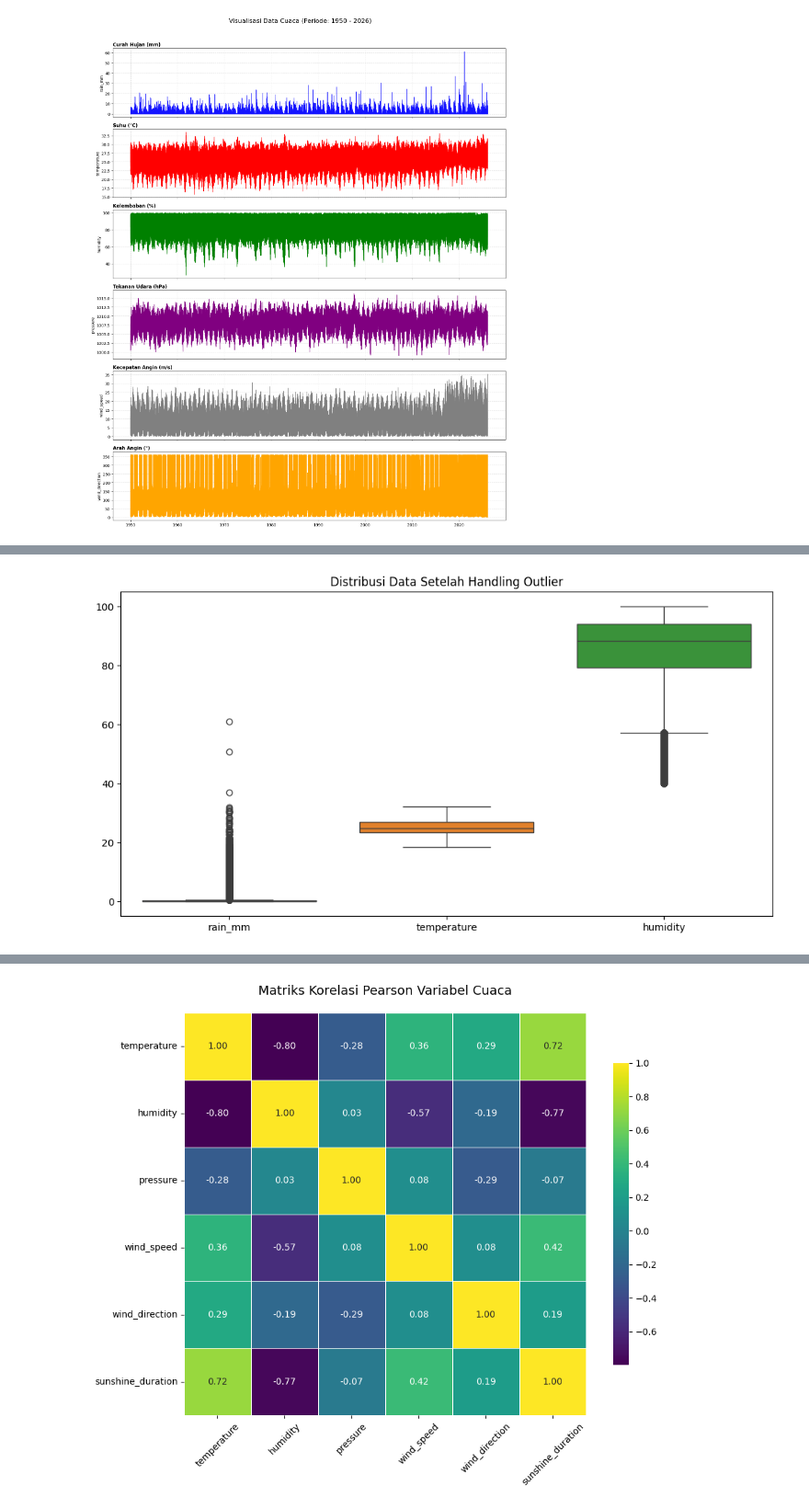
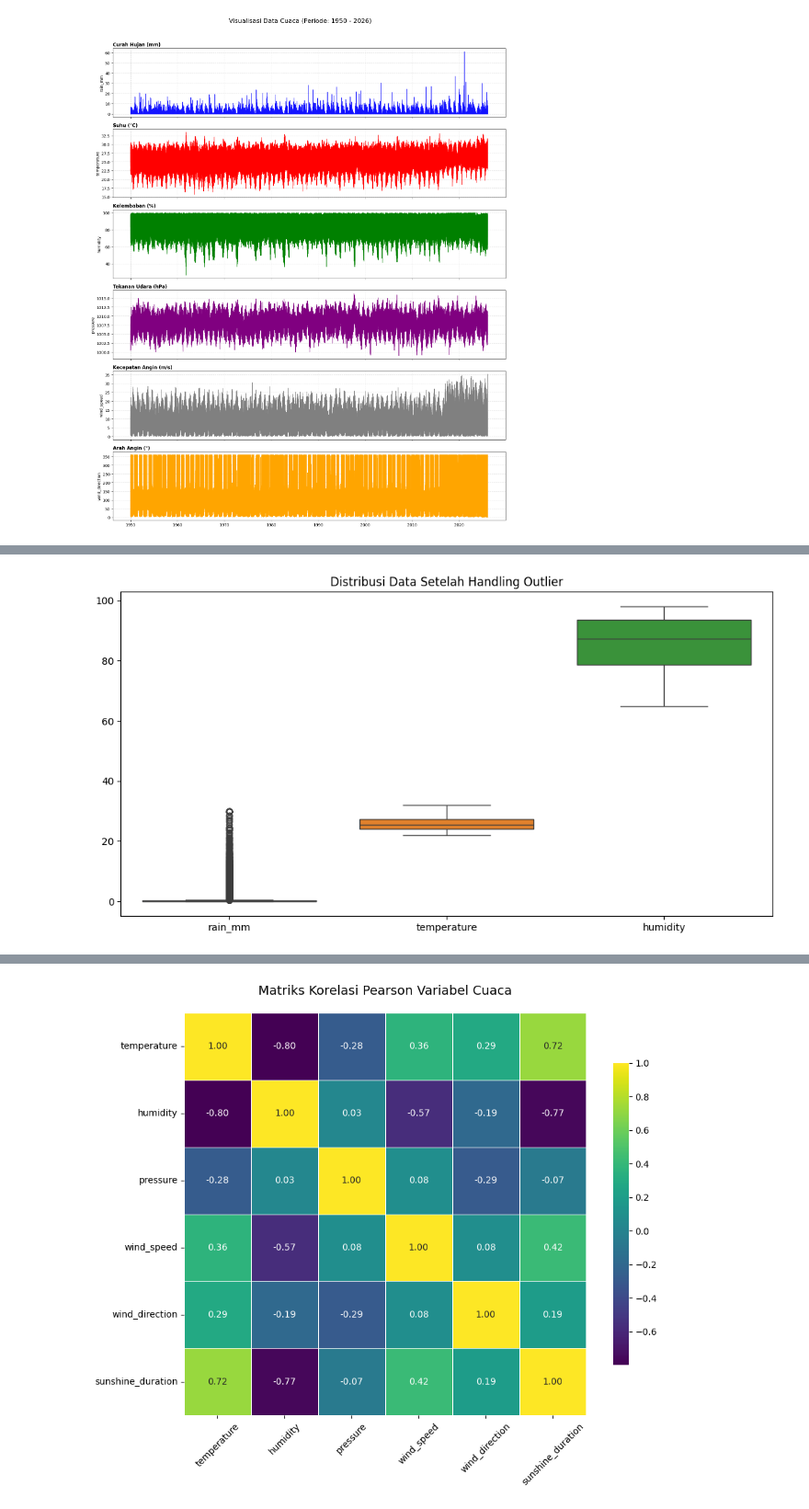
Before and after one commit to evanalif113/Catatan_Meteorologi, a Jupyter notebook: model-prediksi-estimasi-dengan-ensemble-forecast.ipynb, the cells around one changed output, grey strips where cells are left out. Shown at 92% size. Saved outputs shown, nothing was run; the diff lists cells and outputs as text; code cells hidden in the pictures.

```diff
--- a/model-prediksi-estimasi-dengan-ensemble-forecast.ipynb
+++ b/model-prediksi-estimasi-dengan-ensemble-forecast.ipynb
@@ -178,0 +122,20 @@ weather_code          0.000000    65.00000    23.767427
+# %%
+# =========================================================
+# ALTERNATIF: CAPPING (DATA TIDAK DIBUANG, TAPI DIPOTONG)
+# =========================================================
+df_capped = df.copy()
+
+# 1. Capping Hujan (Kalau > 30 jadi 30) - Masih berisiko, tapi lebih mending
+df_capped['rain_mm'] = df_capped['rain_mm'].clip(upper=30)
+
+# 2. Capping Suhu (Kalau < 22 jadi 22, kalau > 32 jadi 32)
+df_capped['temperature'] = df_capped['temperature'].clip(lower=22, upper=32)
+
+# 3. Capping Kelembapan
+df_capped['humidity'] = df_capped['humidity'].clip(lower=65, upper=98)
+
+# 4. Capping Tekanan
+df_capped['pressure'] = df_capped['pressure'].clip(lower=1004, upper=1016)
+
+print("✅ Data berhasil di-clip sesuai batas tanpa menghapus baris waktu.")
+df_capped.tail(10)
@@ -179,8 +156,12 @@ weather_code          0.000000    65.00000    23.767427
+# %%
+# Ambil data 10 tahun terakhir agar relevan dan training tidak terlalu lama
+# (Silakan ubah tahunnya jika mau lebih banyak data)
+df_riset = df_capped['2000':'2025'].copy()
 # %%
 # Gambar Boxplot
 plt.figure(figsize=(12, 6))
-sns.boxplot(data=df[['rain_mm', 'temperature', 'humidity']])
+sns.boxplot(data=df_riset[['rain_mm', 'temperature', 'humidity']])
 plt.title("Distribusi Data Setelah Handling Outlier")
 plt.show()
 # %% [output]
-[figure, old version]
+[figure, new version]
```
Also changed, not shown: parts of 12 cells of this notebook.
